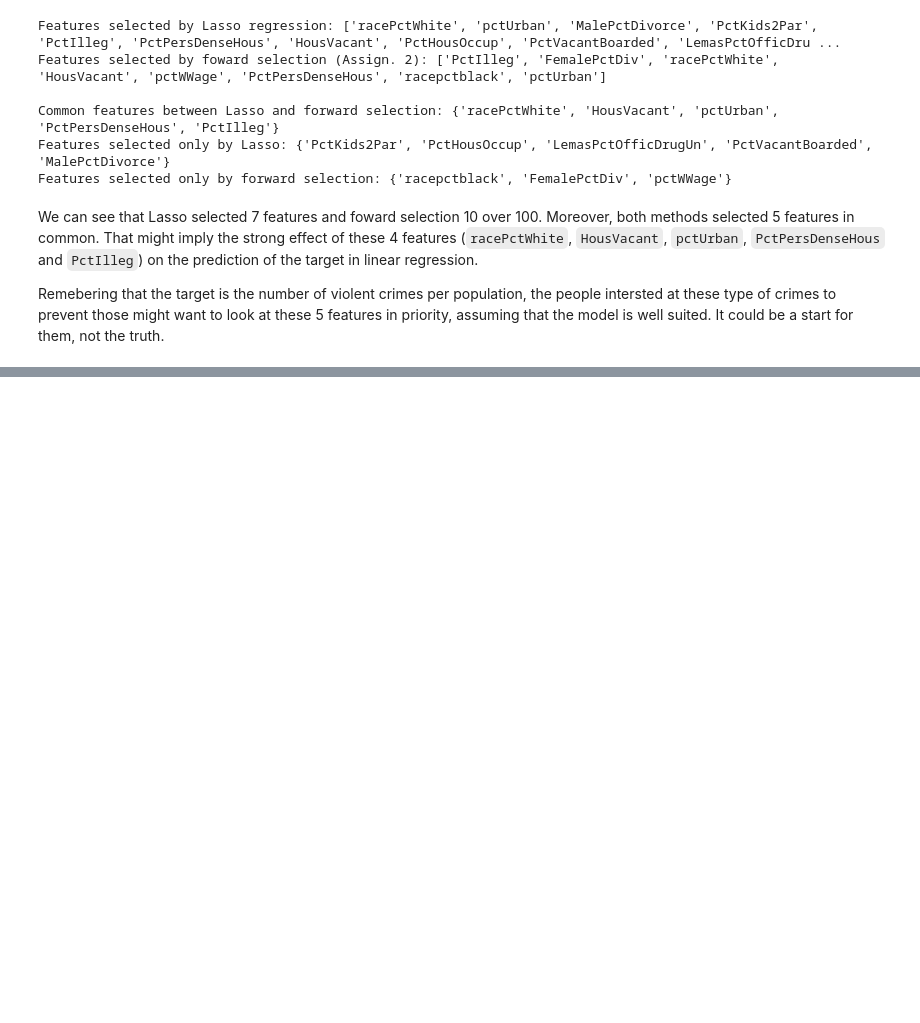
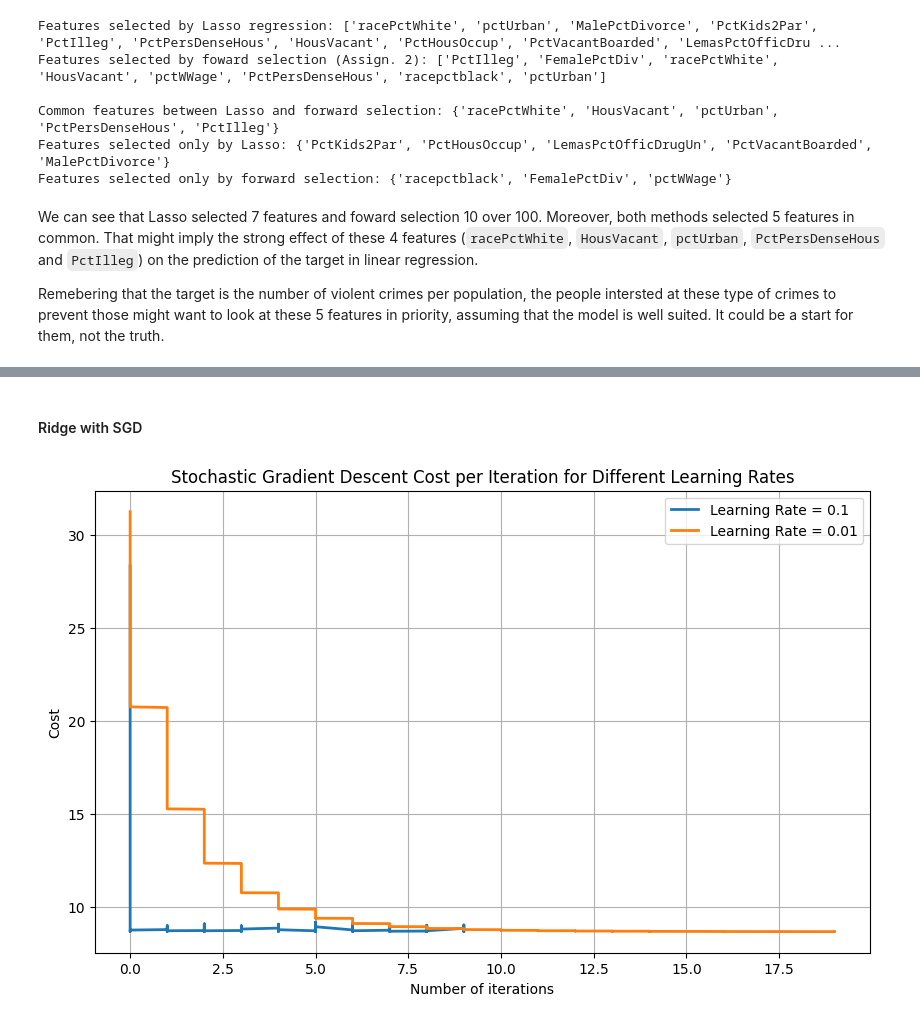
Before and after one commit to Dorianhgn/ML_FRI_Dorian, a Jupyter notebook: Week3/Hugonnet_Assignment3.ipynb, the cells around one changed output, grey strips where cells are left out. Saved outputs shown, nothing was run; the diff lists cells and outputs as text; code cells hidden in the pictures; blank space fills up the shorter version.

```diff
--- a/Week3/Hugonnet_Assignment3.ipynb
+++ b/Week3/Hugonnet_Assignment3.ipynb
@@ -301,0 +565,2 @@ Remebering that the target is the number of violent crimes per population, the p
+# %% [markdown]
+#### Ridge with SGD
@@ -301,0 +661,22 @@ Remebering that the target is the number of violent crimes per population, the p
+# %%
+weights_sgd_1, sgd_iterations_df_1 = ridge_regression_sgd(X_train_scaled, X_test_scaled, y_train['quality'].to_numpy(), y_test['quality'].to_numpy(), batch_size=32, alpha=1.0, learning_rate=0.1, epoch=10)
+weights_sgd_01, sgd_iterations_df_01 = ridge_regression_sgd(X_train_scaled, X_test_scaled, y_train['quality'].to_numpy(), y_test['quality'].to_numpy(), batch_size=32, alpha=1.0, learning_rate=0.001,epoch=20)
+# %%
+# Plot the cost for both learning rates over iterations
+plt.figure(figsize=(10, 6))
+
+# Plot for learning rate = 0.1
+plt.plot(sgd_iterations_df_1['iteration'], sgd_iterations_df_1['cost'], label='Learning Rate = 0.1', linewidth=2)
+
+# Plot for learning rate = 0.01
+plt.plot(sgd_iterations_df_01['iteration'], sgd_iterations_df_01['cost'], label='Learning Rate = 0.01', linewidth=2)
+
+# Add labels and title
+plt.xlabel('Number of iterations')
+plt.ylabel('Cost')
+plt.title('Stochastic Gradient Descent Cost per Iteration for Different Learning Rates')
+plt.legend()
+plt.grid(True)
+plt.show()
+# %% [output]
+[figure, added]
```
Also changed, not shown: parts of 35 cells of this notebook.
